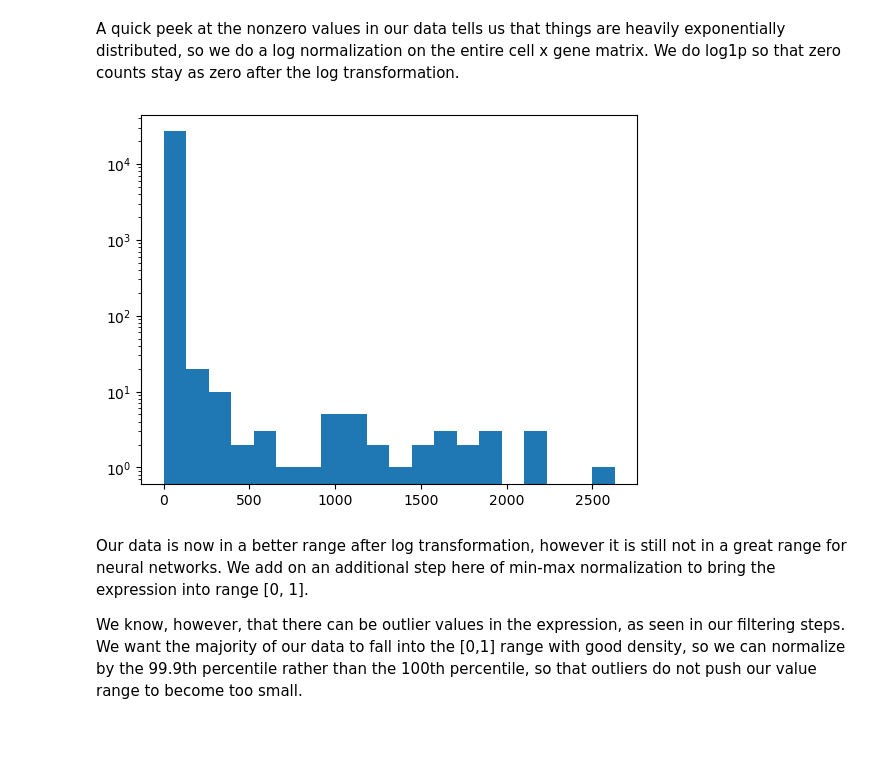
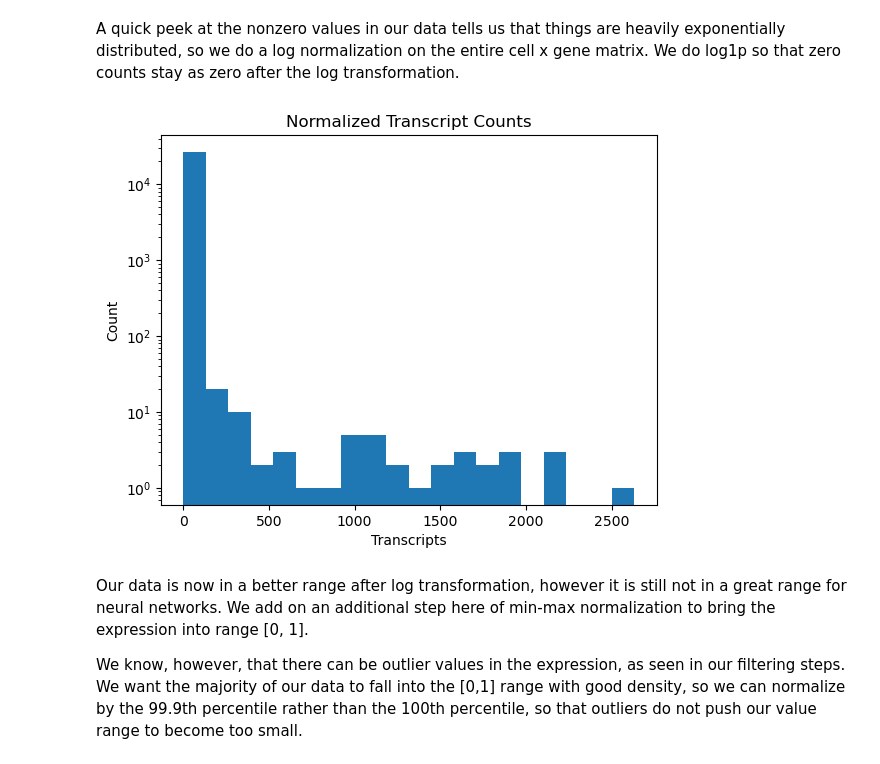
Before and after one commit to SyedA5688/SciPlexPerturbationPrediction, a Jupyter notebook: sciplex_analysis.ipynb, the cells around one changed output. Cells and saved outputs as stored; diff of their text form; code cells hidden in the pictures; blank space fills up the shorter version.

```diff
--- a/sciplex_analysis.ipynb
+++ b/sciplex_analysis.ipynb
@@ -218,11 +234,14 @@ adata.X.data.shape
 A quick peek at the nonzero values in our data tells us that things are heavily exponentially distributed, so we do a log normalization on the entire cell x gene matrix. We do log1p so that zero counts stay as zero after the log transformation.
 # %%
 plt.hist(adata.X.data[::5000], bins=20)
+plt.title("Normalized Transcript Counts")
+plt.xlabel("Transcripts")
+plt.ylabel("Count")
 plt.yscale("log")
 plt.show()
 plt.close()
 # %% [output]
-[figure, old version]
+[figure, new version]
 # %%
 sc.pp.log1p(adata)
 # %% [markdown]
```
Also changed, not shown: parts of 49 cells of this notebook.
